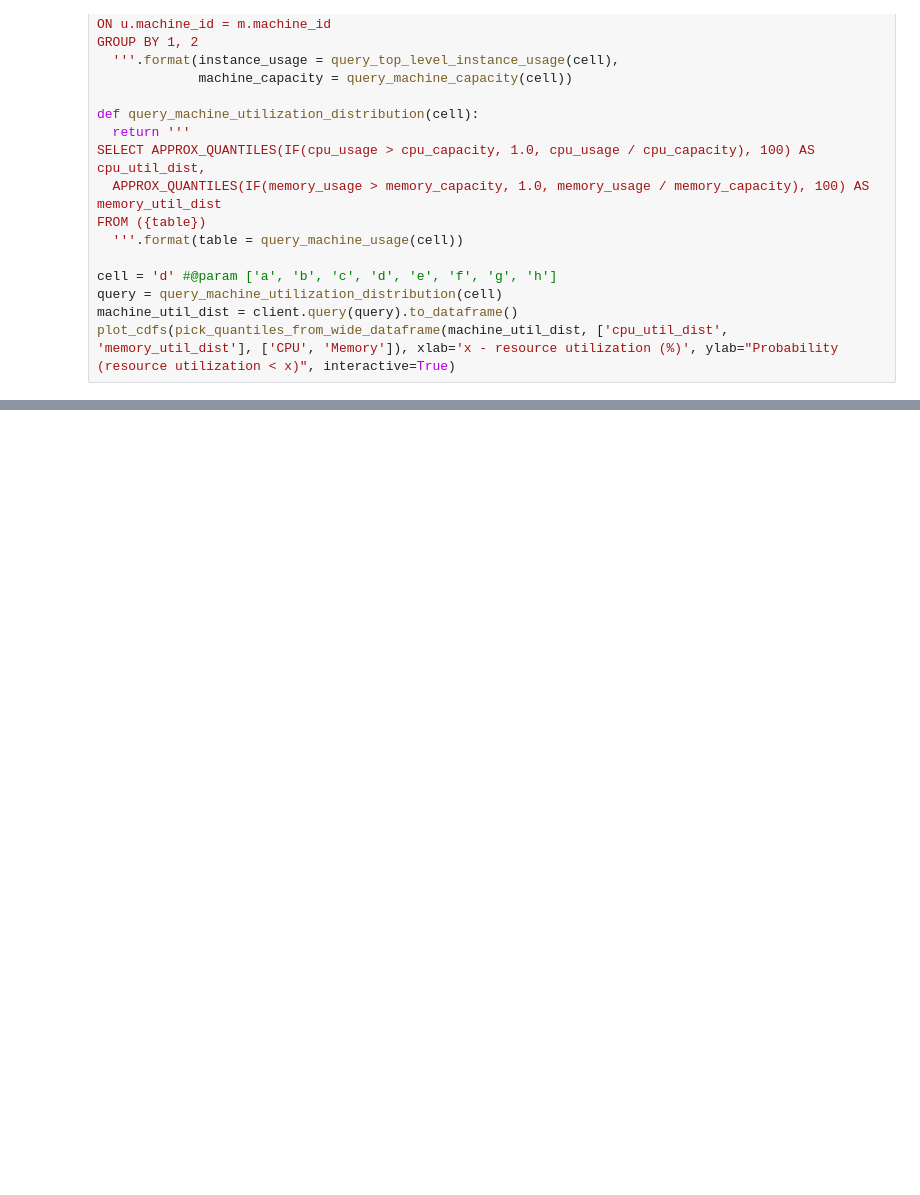
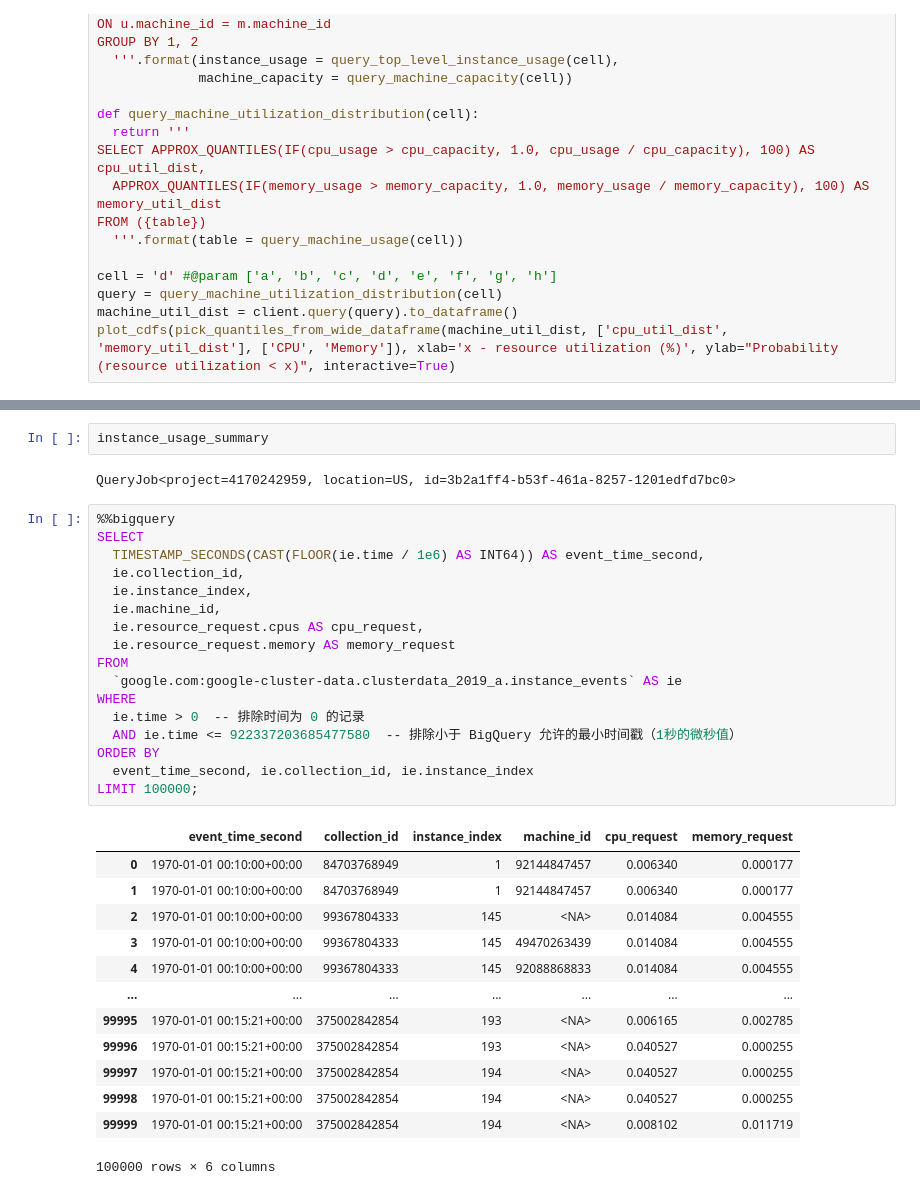
Before and after one commit to XuTaoWang-2002/FlexEH-in-data-center, a Jupyter notebook: clusterdata_analysis_colab.ipynb, the cells around one changed output, grey strips where cells are left out. Saved outputs shown, nothing was run; the diff lists cells and outputs as text; blank space fills up the shorter version.

```diff
--- a/clusterdata_analysis_colab.ipynb
+++ b/clusterdata_analysis_colab.ipynb
@@ -621,0 +798,35 @@ plot_cdfs(pick_quantiles_from_wide_dataframe(machine_util_dist, ['cpu_util_dist'
+# %%
+instance_usage_summary
+# %% [output]
+QueryJob<project=4170242959, location=US, id=3b2a1ff4-b53f-461a-8257-1201edfd7bc0>
+# %%
+%%bigquery
+SELECT
+  TIMESTAMP_SECONDS(CAST(FLOOR(ie.time / 1e6) AS INT64)) AS event_time_second,
+  ie.collection_id,
+  ie.instance_index,
+  ie.machine_id,
+  ie.resource_request.cpus AS cpu_request,
+  ie.resource_request.memory AS memory_request
+FROM
+  `google.com:google-cluster-data.clusterdata_2019_a.instance_events` AS ie
+WHERE
+  ie.time > 0  -- 排除时间为 0 的记录
+  AND ie.time <= 922337203685477580  -- 排除小于 BigQuery 允许的最小时间戳（1秒的微秒值）
+ORDER BY
+  event_time_second, ie.collection_id, ie.instance_index
+LIMIT 100000;
+# %% [output]
+|  | event_time_second | collection_id | instance_index | machine_id | cpu_request | memory_request |
+| 0 | 1970-01-01 00:10:00+00:00 | 84703768949 | 1 | 92144847457 | 0.006340 | 0.000177 |
+| 1 | 1970-01-01 00:10:00+00:00 | 84703768949 | 1 | 92144847457 | 0.006340 | 0.000177 |
+| 2 | 1970-01-01 00:10:00+00:00 | 99367804333 | 145 | <NA> | 0.014084 | 0.004555 |
+| 3 | 1970-01-01 00:10:00+00:00 | 99367804333 | 145 | 49470263439 | 0.014084 | 0.004555 |
+| 4 | 1970-01-01 00:10:00+00:00 | 99367804333 | 145 | 92088868833 | 0.014084 | 0.004555 |
+| ... | ... | ... | ... | ... | ... | ... |
+| 99995 | 1970-01-01 00:15:21+00:00 | 375002842854 | 193 | <NA> | 0.006165 | 0.002785 |
+| 99996 | 1970-01-01 00:15:21+00:00 | 375002842854 | 193 | <NA> | 0.040527 | 0.000255 |
+| 99997 | 1970-01-01 00:15:21+00:00 | 375002842854 | 194 | <NA> | 0.040527 | 0.000255 |
+| 99998 | 1970-01-01 00:15:21+00:00 | 375002842854 | 194 | <NA> | 0.040527 | 0.000255 |
+| 99999 | 1970-01-01 00:15:21+00:00 | 375002842854 | 194 | <NA> | 0.008102 | 0.011719 |
+100000 rows × 6 columns
```
Also changed, not shown: parts of 9 cells of this notebook.
